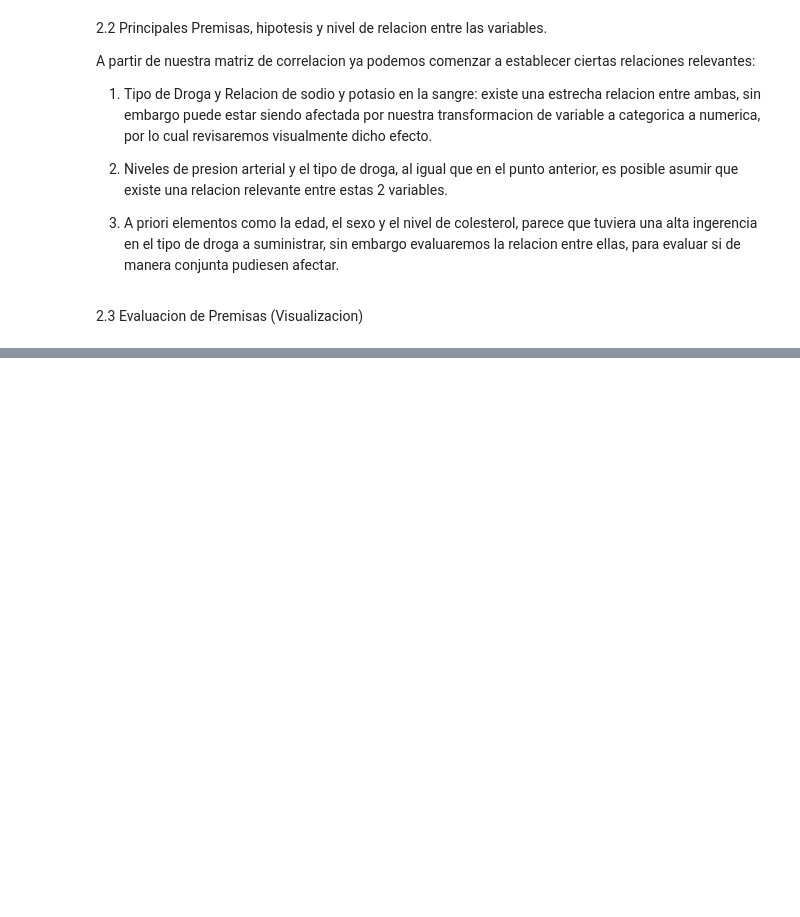
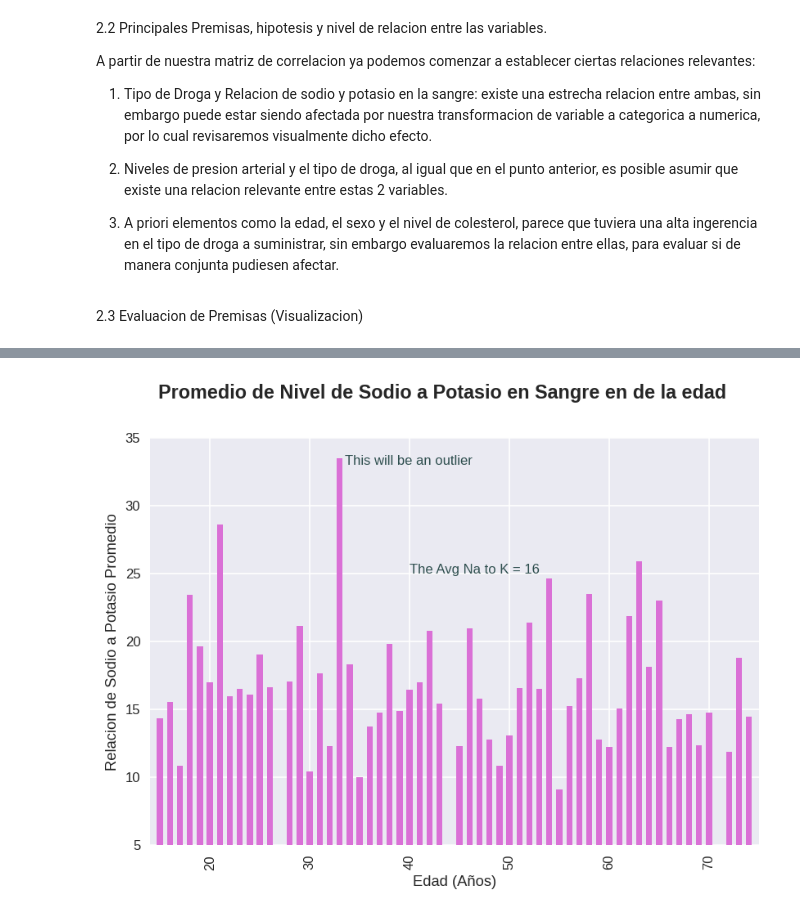
Before and after one commit to Paolo20224/Prueba, a Jupyter notebook: Belt_Exam_drug200.ipynb, the cells around one changed output, grey strips where cells are left out. Saved outputs shown, nothing was run; the diff lists cells and outputs as text; code cells hidden in the pictures; blank space fills up the shorter version.

```diff
--- a/Belt_Exam_drug200.ipynb
+++ b/Belt_Exam_drug200.ipynb
@@ -181,0 +227,28 @@ plt.show
+# %%
+df4=df2
+df4=df.groupby(['Age'])[['Na_to_K']].mean().reset_index().sort_values(by="Age",ascending =True)
+
+import matplotlib.pyplot as plt
+from numpy import arange
+from numpy.random import randint
+
+plt.style.use('seaborn')
+
+fig1 = plt.figure(dpi=120)
+fig1.suptitle("Promedio de Nivel de Sodio a Potasio en Sangre en de la edad ", fontsize=14, fontweight="bold", )
+
+ax1 = fig1.add_subplot(111)
+sep = 0.6
+ax1.bar(df4["Age"],df4["Na_to_K"], sep, color='orchid')
+plt.axis([14,75,5,35])
+
+plt.annotate('The Avg Na to K = 16', xy=(40,25), xytext=(40,25), color="darkslategray")
+plt.annotate('This will be an outlier', xy=(35,35), xytext=(33.5,33), color="darkslategray")
+
+plt.xticks(rotation=90)
+plt.xlabel("Edad (Años)")
+plt.ylabel("Relacion de Sodio a Potasio Promedio")
+
+plt.show()
+# %% [output]
+[figure, added]
```
Also changed, not shown: parts of 25 cells of this notebook.
